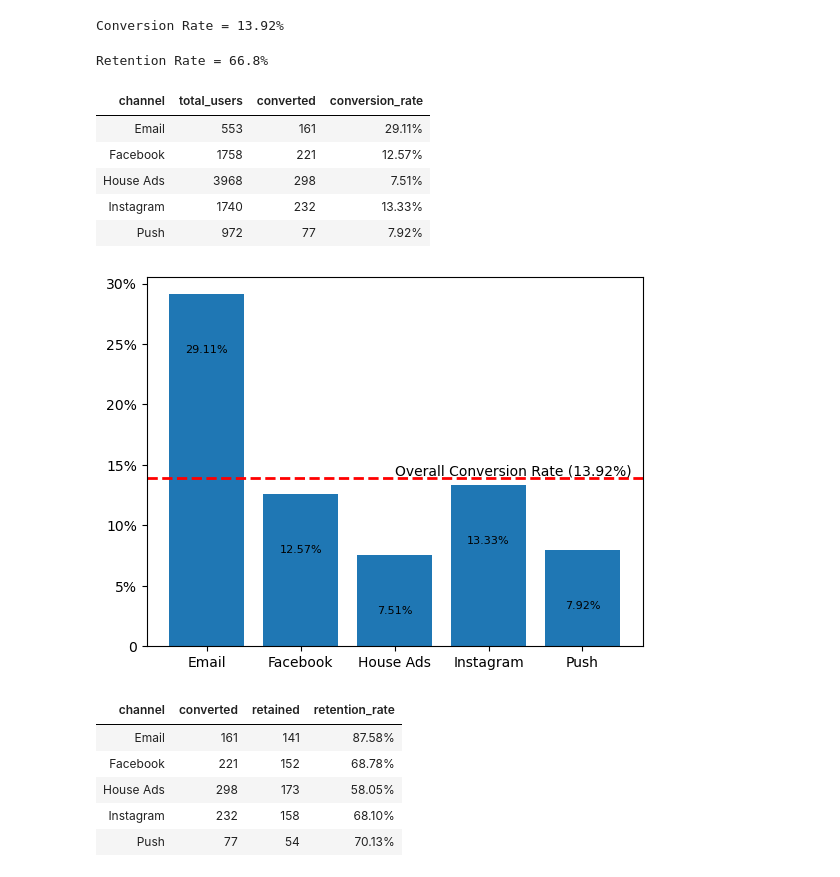
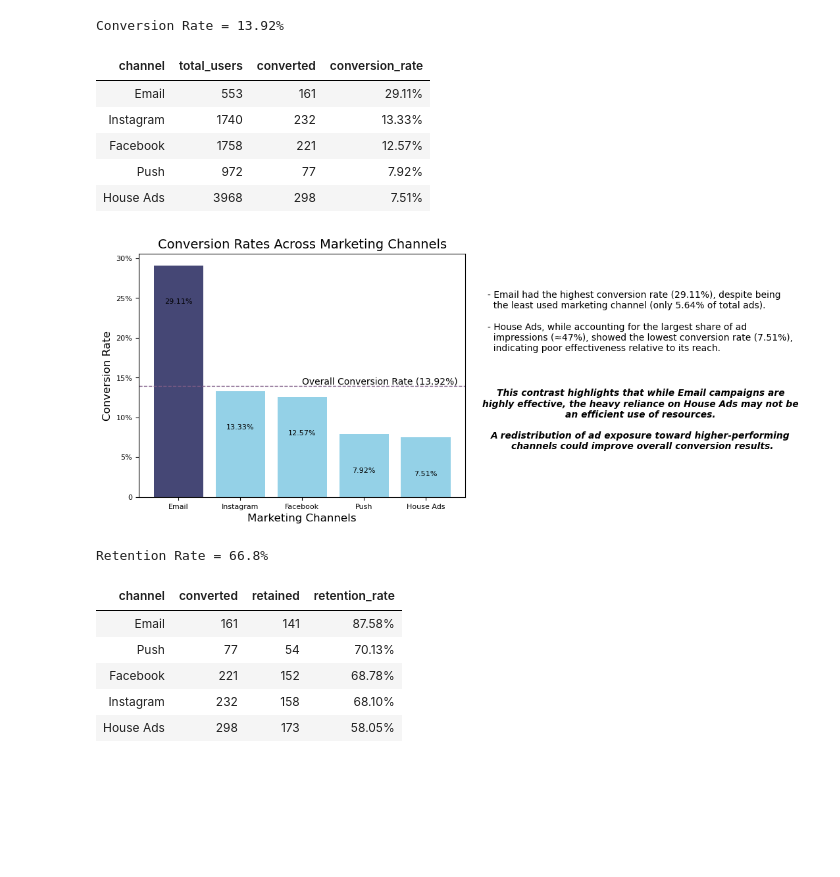
Before and after one commit to hend-a-ghafour/Analyzing_Marketing_Campaigns, a Jupyter notebook: Analyzing_Marketing_Campaigns.ipynb, the cells around one changed output. Cells and saved outputs as stored; diff of their text form; code cells hidden in the pictures; blank space fills up the shorter version.

Commit message:
retention rate - marketing channels

```diff
--- a/Analyzing_Marketing_Campaigns.ipynb
+++ b/Analyzing_Marketing_Campaigns.ipynb
@@ -748,14 +748,6 @@ conversion_rate = converted/total_users
 print(f'Conversion Rate = {round(conversion_rate*100,2)}%')
 # %% [output]
 Conversion Rate = 13.92%
-# %%
-# Calculating Retention Rate (spaning 1 month)
-retained_users = marketing.query('is_retained == True')
-retained=retained_users.user_id.nunique()
-retention_rate = retained/converted
-print(f'Retention Rate = {round(retention_rate*100,2)}%')
-# %% [output]
-Retention Rate = 66.8%
 # %%
 # Calculating Conversion Rate across marketing channels
 conversion_ch=converted_users.groupby('subscribing_channel').user_id.nunique().reset_index()\
@@ -764,37 +756,77 @@ users_ch = marketing.groupby('marketing_channel').user_id.nunique().reset_index(
                     .rename(columns={'marketing_channel':'channel','user_id':'total_users'})
 conversion =users_ch.merge(conversion_ch, on ='channel')
 conversion['conversion_rate']=conversion['converted']/conversion['total_users']
+conversion = conversion.sort_values('conversion_rate', ascending= False)
 conversion.style.hide().format({'conversion_rate':'{:,.2%}'})
 # %% [output]
 | channel | total_users | converted | conversion_rate |
 | Email | 553 | 161 | 29.11% |
+| Instagram | 1740 | 232 | 13.33% |
 | Facebook | 1758 | 221 | 12.57% |
+| Push | 972 | 77 | 7.92% |
 | House Ads | 3968 | 298 | 7.51% |
-| Instagram | 1740 | 232 | 13.33% |
-| Push | 972 | 77 | 7.92% |
 # %%
 # Visualization:
+# Data
 x= conversion.channel.to_list()
 y= conversion.conversion_rate
-plt.bar(x,y)
-plt.axhline(y=conversion_rate, color='red', linestyle='--', linewidth=2, label='Overall Conversion Rate (13.92%)')
-plt.yticks([0,.05,.1,.15,.2,.25,.3],['0','5%','10%','15%','20%','25%','30%'])
+
+# Defining colors based on performance
+colors = ['#454775' if n > conversion_rate else '#94D1E7' for n in y]
+
+# Creating the chart
+plt.bar(x,y, color=colors)
+plt.axhline(y=conversion_rate, color='#805D87', linestyle='--', linewidth=1, label='Overall CR')
+
+# Customizing the chart
+plt.title('Conversion Rates Across Marketing Channels', fontsize=14)
+plt.xlabel('Marketing Channels', fontsize=12)
+plt.xticks(fontsize=8)
+plt.ylabel('Conversion Rate', fontsize=12)
+plt.yticks([0,.05,.1,.15,.2,.25,.3],['0','5%','10%','15%','20%','25%','30%'], fontsize=8)
+
+# Annotating chart with values
 plt.text(2,.1392, 'Overall Conversion Rate (13.92%)', ha= 'left', va ='bottom')
 for i,v in enumerate(y):
-    plt.text(i,v-.05,f'{v:.2%}',va='bottom',ha='center', fontsize=8);
+    plt.text(i,v-.05,f'{v:.2%}',va='bottom',ha='center', fontsize=8)
+
+# Findings
+text='''
+- Email had the highest conversion rate (29.11%), despite being
+  the least used marketing channel (only 5.64% of total ads).\n
+- House Ads, while accounting for the largest share of ad
+  impressions (≈47%), showed the lowest conversion rate (7.51%),
+  indicating poor effectiveness relative to its reach.\n'''
+text2='''
+This contrast highlights that while Email campaigns are
+highly effective, the heavy reliance on House Ads may not be
+an efficient use of resources. \n
+A redistribution of ad exposure toward higher-performing
+channels could improve overall conversion results.'''
+plt.text(5,.17,text)
+plt.text(7.5,.06,text2, ha='center',fontstyle='italic',weight='semibold', fontsize=10);
 # %% [output]
-[figure, old version]
+[figure, new version]
+# %%
+# Calculating Retention Rate (spaning 1 month)
+retained_users = marketing.query('is_retained == True')
+retained=retained_users.user_id.nunique()
+retention_rate = retained/converted
+print(f'Retention Rate = {round(retention_rate*100,2)}%')
+# %% [output]
+Retention Rate = 66.8%
 # %%
 # Calculating Retention Rate across marketing channels
 retained_ch=retained_users.groupby('subscribing_channel').user_id.nunique().reset_index()\
                              .rename(columns={'subscribing_channel':'channel','user_id':'retained'})
 retention = conversion_ch.merge(retained_ch, on='channel')
 retention['retention_rate']=retention['retained']/retention['converted']
+retention=retention.sort_values('retention_rate', ascending=False)
 retention.style.hide().format({'retention_rate':'{:,.2%}'})
 # %% [output]
 | channel | converted | retained | retention_rate |
 | Email | 161 | 141 | 87.58% |
+| Push | 77 | 54 | 70.13% |
 | Facebook | 221 | 152 | 68.78% |
+| Instagram | 232 | 158 | 68.10% |
 | House Ads | 298 | 173 | 58.05% |
-| Instagram | 232 | 158 | 68.10% |
-| Push | 77 | 54 | 70.13% |
```
Also changed, not shown: parts of 2 cells of this notebook.
